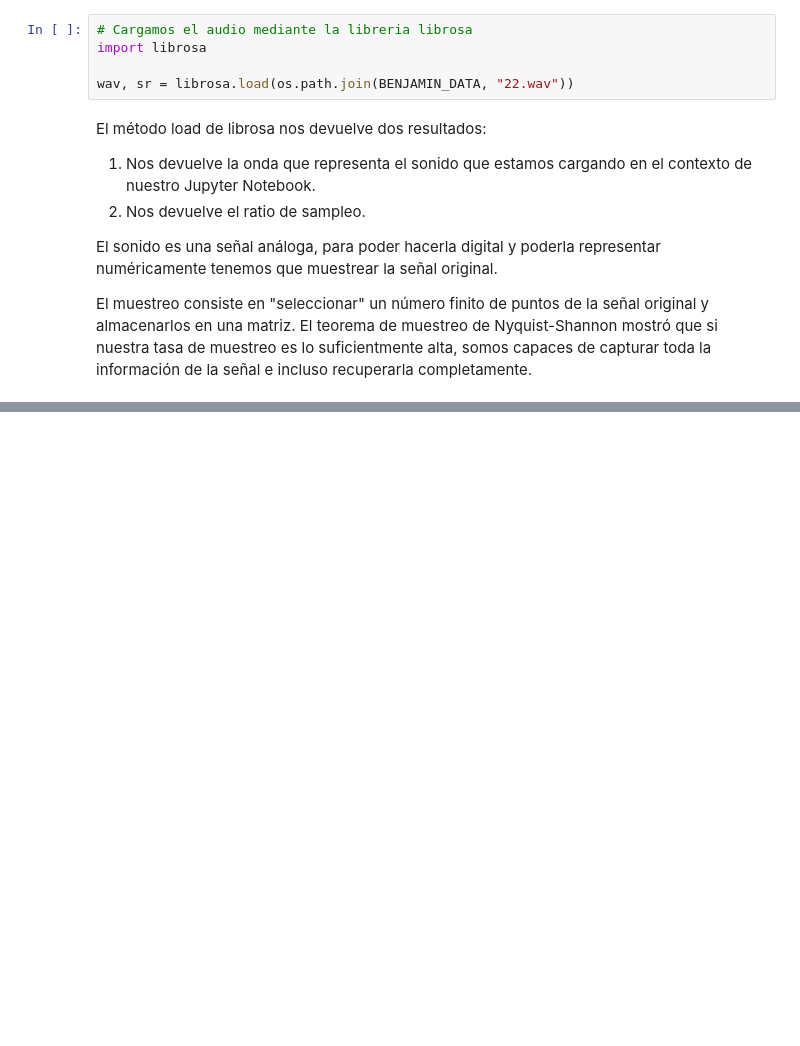
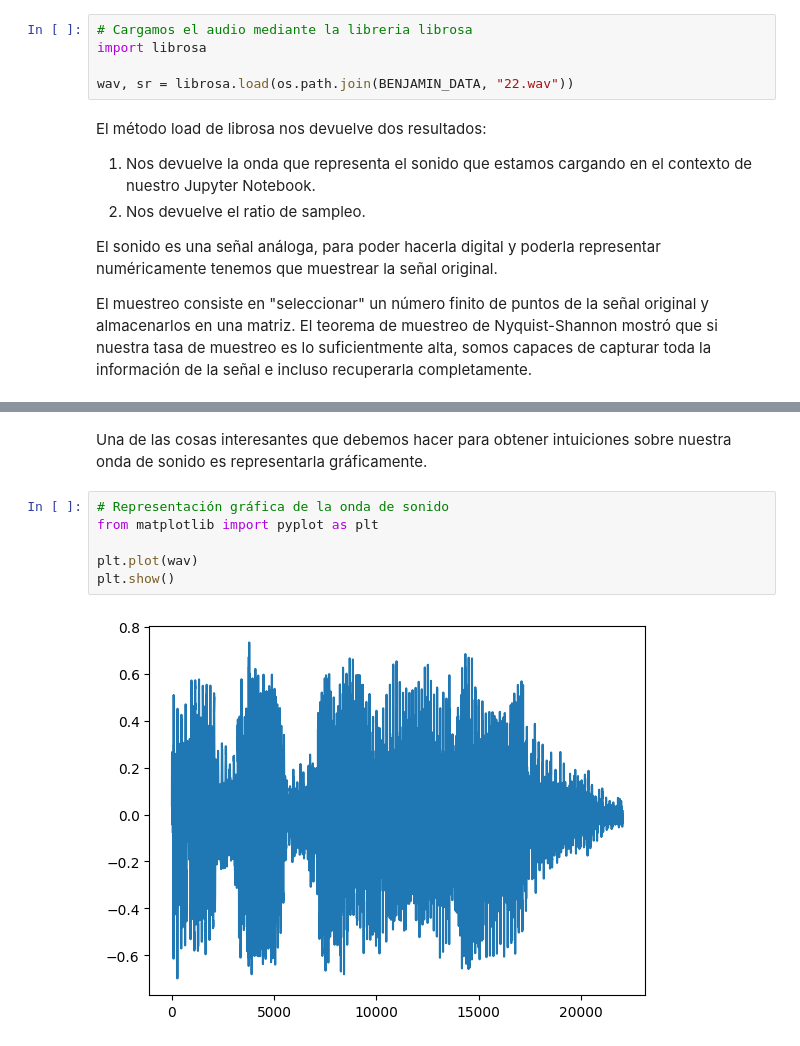
Before and after one commit to LuisPerdomo123/Inteligencia-Computacional, a Jupyter notebook: Perceptron_Multicapa_Caso_Practico_III.ipynb, the cells around one changed output, grey strips where cells are left out. Drawn from its saved outputs; the diff is of its cells as text; blank space fills up the shorter version.

```diff
--- a/Perceptron_Multicapa_Caso_Practico_III.ipynb
+++ b/Perceptron_Multicapa_Caso_Practico_III.ipynb
@@ -80,0 +100,10 @@ El muestreo consiste en "seleccionar" un número finito de puntos de la señal o
+# %% [markdown]
+Una de las cosas interesantes que debemos hacer para obtener intuiciones sobre nuestra onda de sonido es representarla gráficamente.
+# %%
+# Representación gráfica de la onda de sonido
+from matplotlib import pyplot as plt
+
+plt.plot(wav)
+plt.show()
+# %% [output]
+[figure, added]
```
Also changed, not shown: parts of 10 cells of this notebook.
